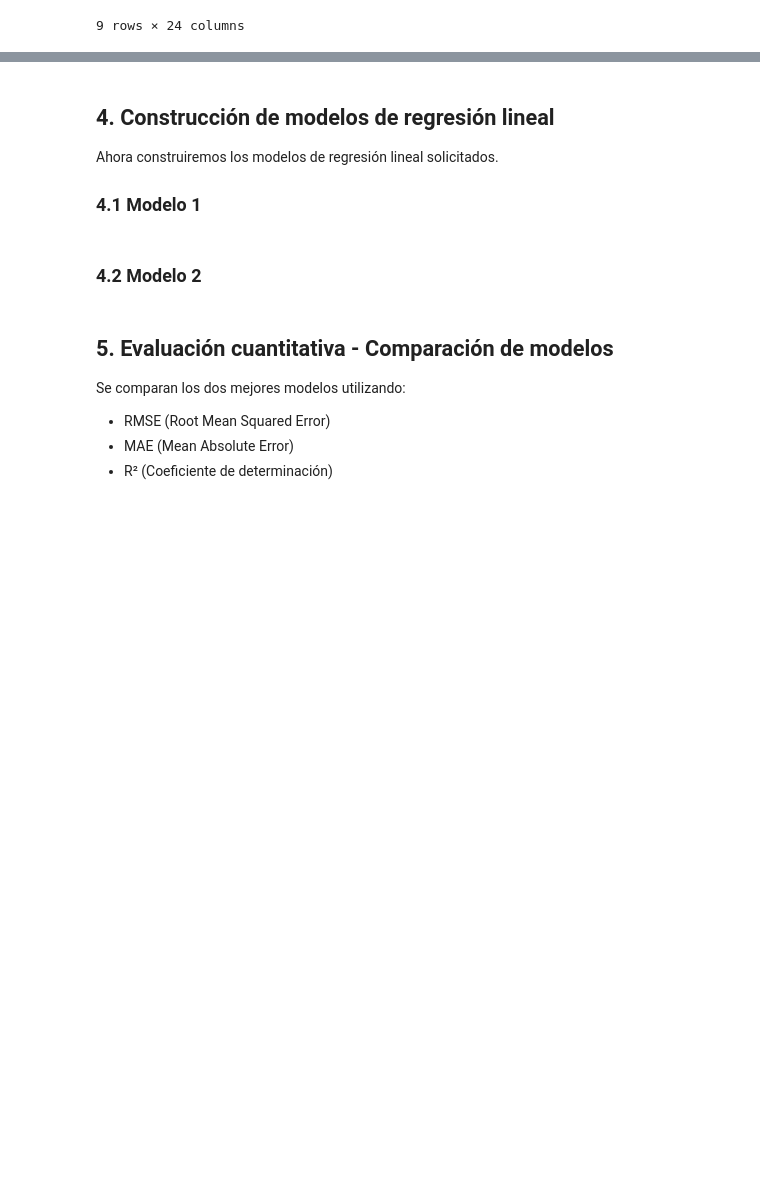
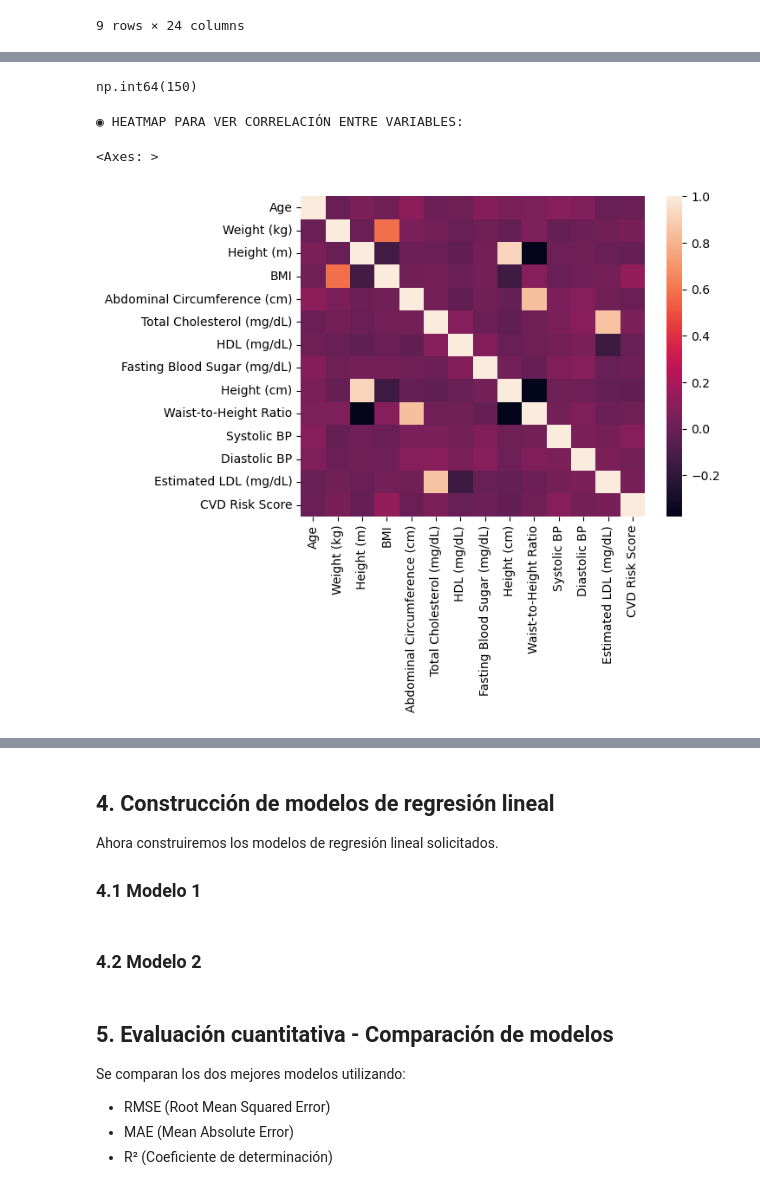
Before and after one commit to lfelipesales/Laboratorios-AprendizajeDeMaquina, a Jupyter notebook: LAB1/Laboratorio1.ipynb, the cells around one changed output, grey strips where cells are left out. Drawn from its saved outputs; the diff is of its cells as text; code cells hidden in the pictures; blank space fills up the shorter version.

```diff
--- a/LAB1/Laboratorio1.ipynb
+++ b/LAB1/Laboratorio1.ipynb
@@ -91,3 +95,14 @@ memory usage: 307.4+ KB
+# %%
+df.duplicated().sum()
+# %% [output]
+np.int64(150)
+# %%
+print("\n\n◉ HEATMAP PARA VER CORRELACIÓN ENTRE VARIABLES:\n")
+sns.heatmap(df.corr(numeric_only=True))
+# %% [output]
+◉ HEATMAP PARA VER CORRELACIÓN ENTRE VARIABLES:
+<Axes: >
+[figure, added]
 # %% [markdown]
 ## 3. Limpieza y preparación de datos
 
```
Also changed, not shown: parts of 8 cells of this notebook.
